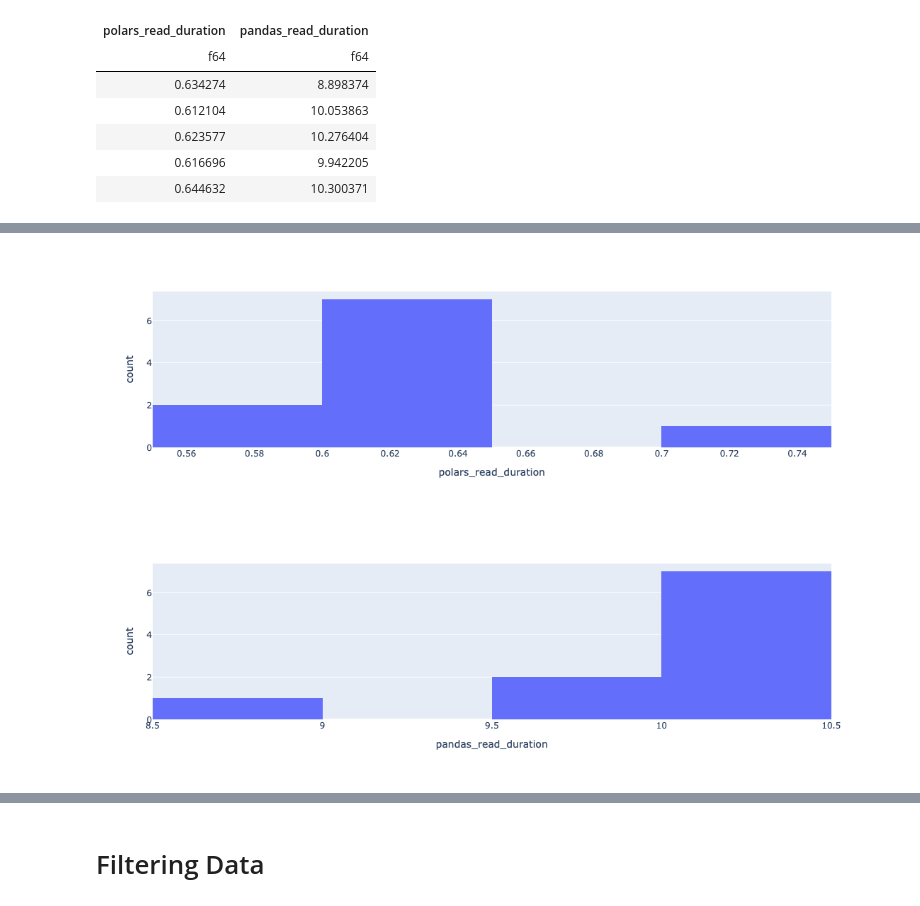
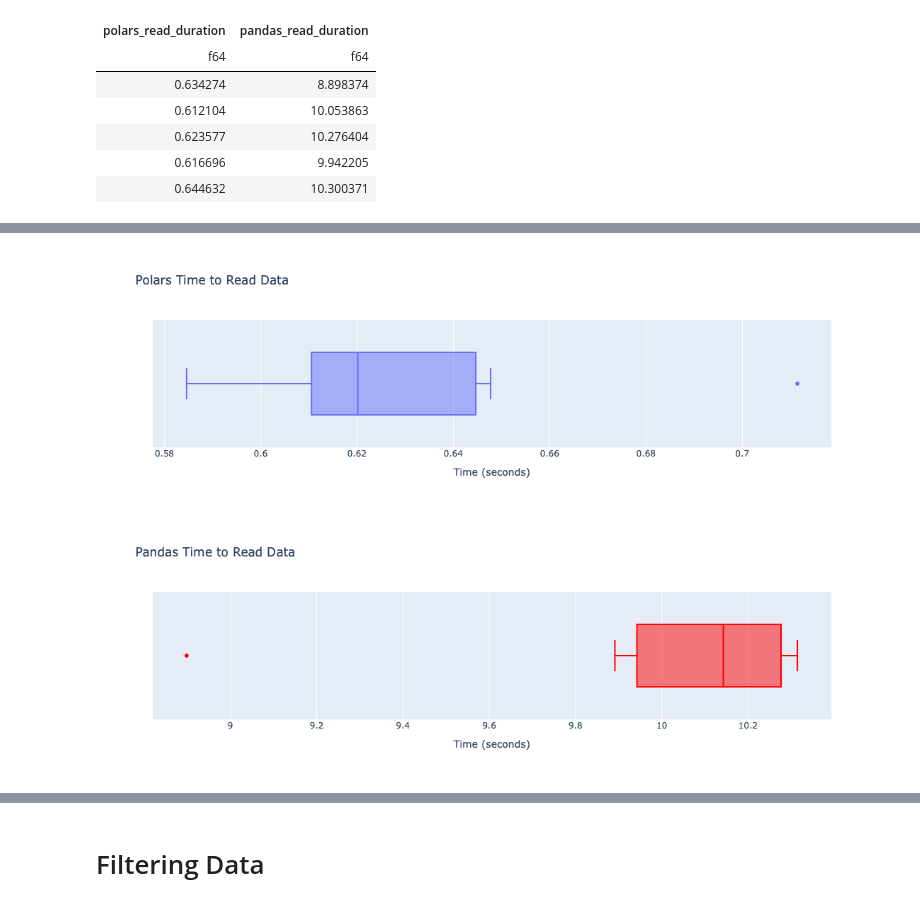
Before and after one commit to blamson/PolarsVSPandasBenchmarking, a Jupyter notebook: notebooks/benchmarking.ipynb, the cells around one changed output, grey strips where cells are left out. Saved outputs shown, nothing was run; the diff lists cells and outputs as text; code cells hidden in the pictures.

```diff
--- a/notebooks/benchmarking.ipynb
+++ b/notebooks/benchmarking.ipynb
@@ -29,8 +42,15 @@ shape: (5, 2)
 | 0.616696 | 9.942205 |
 | 0.644632 | 10.300371 |
 # %%
-fig = px.histogram(df, x="polars_read_duration")
+fig = px.box(
+    df, x="polars_read_duration", title="Polars Time to Read Data",
+    labels = {"polars_read_duration": "Time (seconds)"}
+)
 fig.show()
-fig = px.histogram(df, x="pandas_read_duration")
+fig = px.box(
+    df, x="pandas_read_duration", title="Pandas Time to Read Data",
+    labels = {"pandas_read_duration": "Time (seconds)"},
+    color_discrete_sequence=["red"]
+)
 fig.show()
 # %% [output]
@@ -37,3 +58,3 @@ fig.show()
-[figure, old version]
+[figure, new version]
-[figure, old version]
+[figure, new version]
 # %%
```
Also changed, not shown: parts of 7 cells of this notebook, 1 other file.
